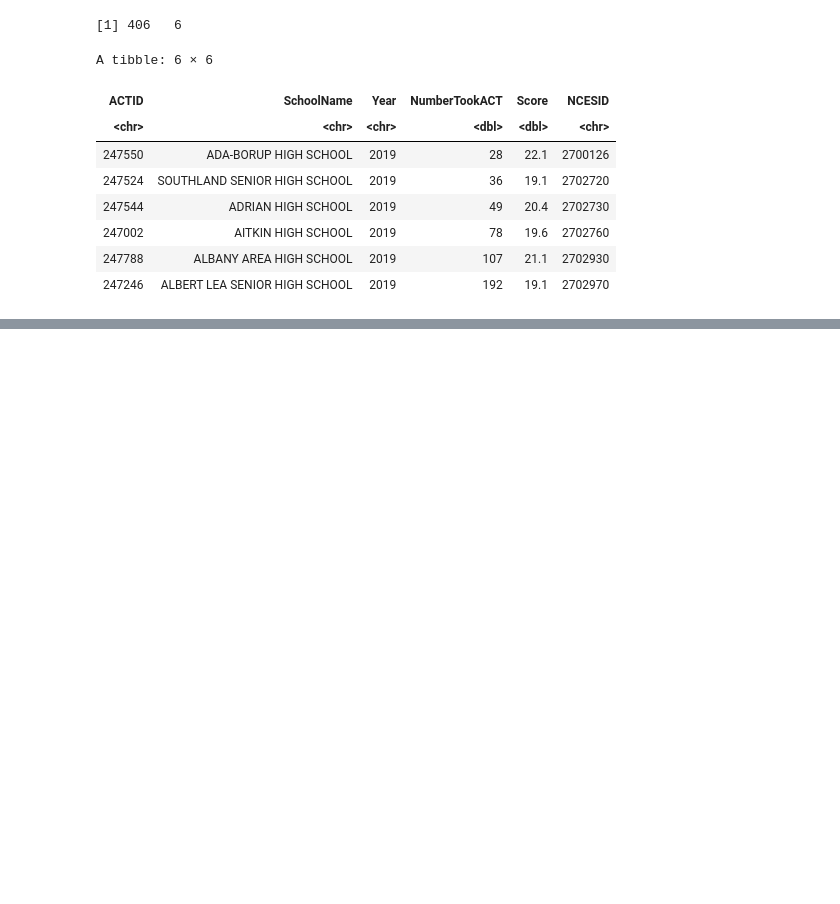
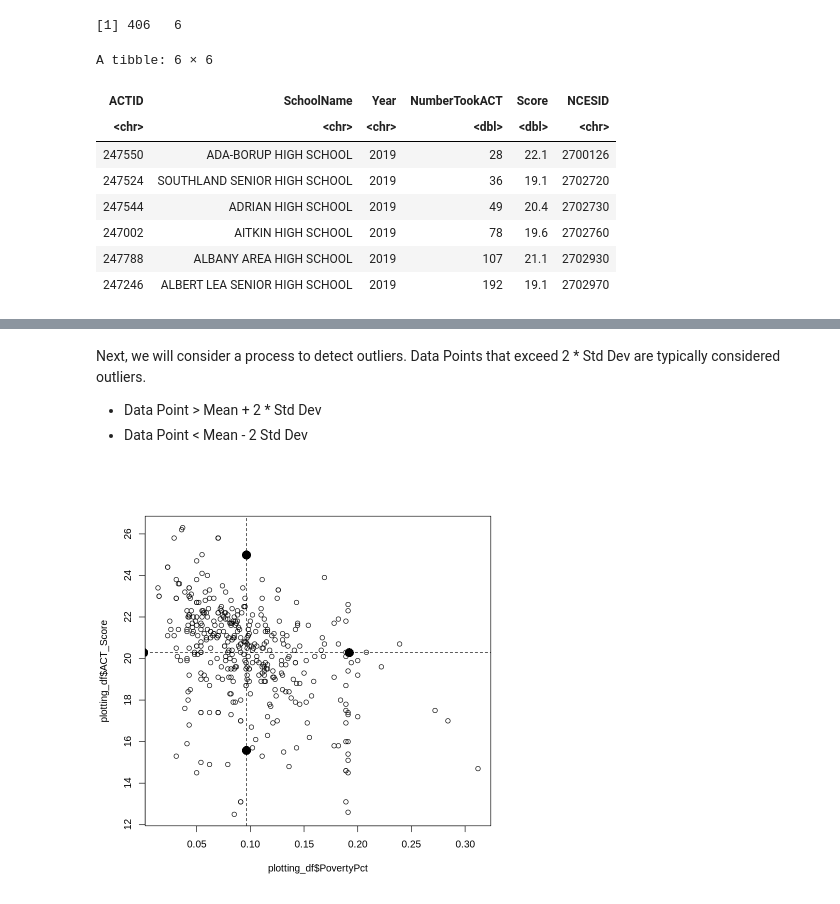
Before and after one commit to yardsale8/DSCI325, a Jupyter notebook: Module3_Part5R.ipynb, the cells around one changed output, grey strips where cells are left out. Drawn from its saved outputs; the diff is of its cells as text; code cells hidden in the pictures; blank space fills up the shorter version.

```diff
--- a/Module3_Part5R.ipynb
+++ b/Module3_Part5R.ipynb
@@ -360,0 +424,25 @@ A tibble: 6 × 27
+# %% [markdown]
+Next, we will consider a process to detect outliers.  Data Points that exceed 2 * Std Dev are typically considered outliers.
+
+*    Data Point > Mean + 2 * Std Dev
+*    Data Point < Mean - 2  Std Dev
+# %%
+#Adding points for outliers in each direction
+#First, get boundaries
+OutlierXHigh <- c(mean(plotting_df$PovertyPct)+2*sqrt(var(plotting_df$PovertyPct)),mean(plotting_df$ACT_Score))
+OutlierXLow <- c(mean(plotting_df$PovertyPct)-2*sqrt(var(plotting_df$PovertyPct)),mean(plotting_df$ACT_Score))
+OutlierYHigh <- c(mean(plotting_df$PovertyPct),mean(plotting_df$ACT_Score)+2*sqrt(var(plotting_df$ACT_Score)))
+OutlierYLow <- c(mean(plotting_df$PovertyPct),mean(plotting_df$ACT_Score)-2*sqrt(var(plotting_df$ACT_Score)))
+
+##Creating a scatterplot with mean lines drawn
+plot(plotting_df$PovertyPct, plotting_df$ACT_Score)
+abline(v=mean(plotting_df$PovertyPct),lty=2)
+abline(h=mean(plotting_df$ACT_Score),lty=2)
+
+#Adding these points to the existing plot u
+points(OutlierXHigh[1],OutlierXHigh[2],pch=16,cex=2)
+points(OutlierXLow[1],OutlierXLow[2],pch=16,cex=2)
+points(OutlierYHigh[1],OutlierYHigh[2],pch=16,cex=2)
+points(OutlierYLow[1],OutlierYLow[2],pch=16,cex=2)
+# %% [output]
+[figure, added]
```
Also changed, not shown: parts of 36 cells of this notebook.
